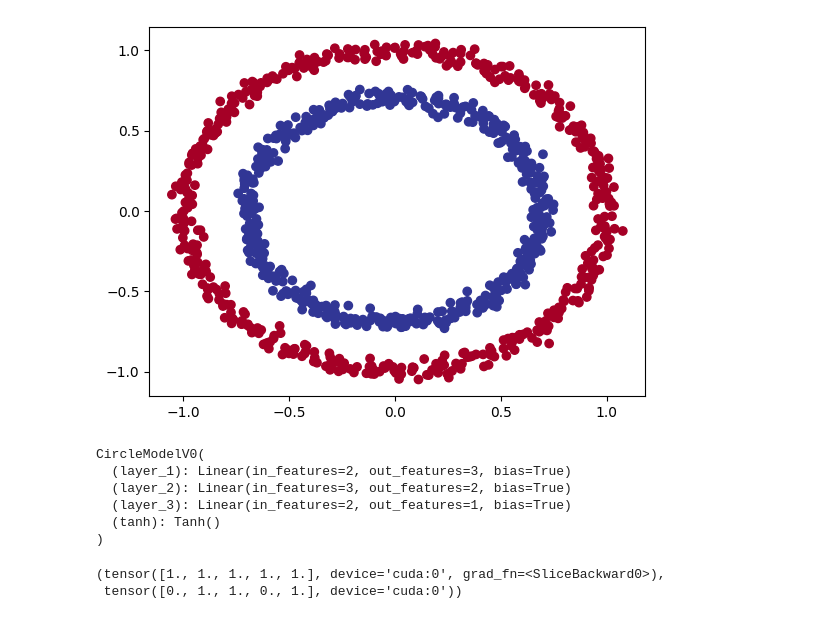
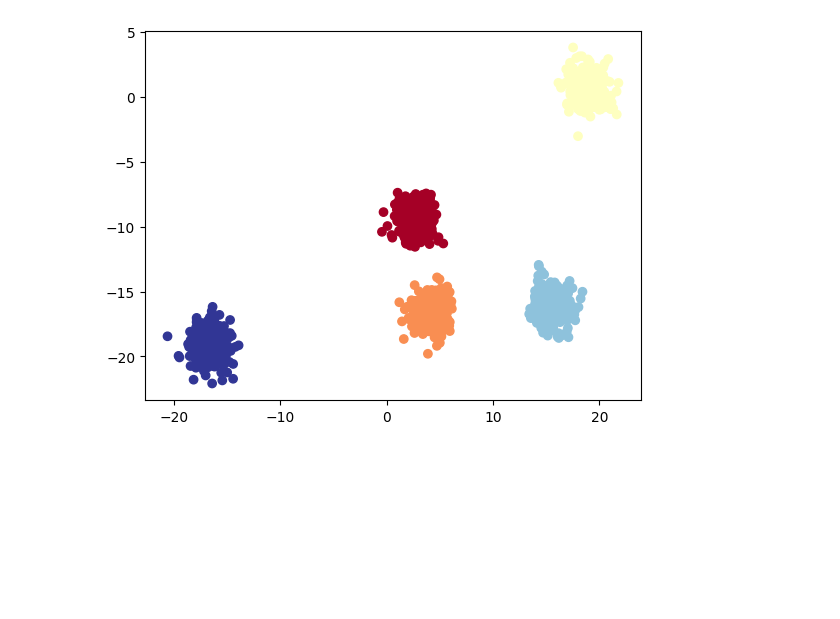
Before and after one commit to Farouq-Jalabie/LearningML, a Jupyter notebook: 02_classification.ipynb, the cells around one changed output. Saved outputs shown, nothing was run; the diff lists cells and outputs as text; code cells hidden in the pictures; blank space fills up the shorter version.

```diff
--- a/02_classification.ipynb
+++ b/02_classification.ipynb
@@ -7,54 +7,39 @@ import matplotlib.pyplot as plt
 device = "cuda" if torch.cuda.is_available() else "cpu"
 # %%
 #Creating Data
-circle_amount = 1000
+NUM_CLASSES = 5 #Try changing thees values!
+NUM_FEATURES = 2 #Dimension?
+circle_amount = 1200
 #! The X and y is still in numpy form
-X, y = make_circles(circle_amount, noise=0.03, random_state=128, factor=0.7)#Factor is how far they are
+X, y = make_blobs(
+    n_samples=circle_amount,
+    n_features=NUM_FEATURES,
+    centers=NUM_CLASSES,
+    random_state=129,
+    center_box=(-20, 20),
+)
 plt.scatter(X[:, 0], X[:, 1], c=y, cmap=plt.cm.RdYlBu)
 
 X_train, X_test, y_train, y_test = train_test_split(X, y, test_size=0.2, random_state=128)
 
 #Making them to tensors
 X_train = torch.from_numpy(X_train).type(torch.float32).to(device=device).squeeze()
 X_test = torch.from_numpy(X_test).type(torch.float32).to(device=device).squeeze()
-y_train = torch.from_numpy(y_train).type(torch.float32).to(device=device).squeeze()
-y_test = torch.from_numpy(y_test).type(torch.float32).to(device=device).squeeze()
+y_train = torch.from_numpy(y_train).type(torch.LongTensor).to(device=device).squeeze()
+y_test = torch.from_numpy(y_test).type(torch.LongTensor).to(device=device).squeeze()
 # %% [output]
-[figure, old version]
+[figure, new version]
 # %%
-class CircleModelV0(nn.Module):
-    def __init__(self) -> None:
+class Classifactor(nn.Module):
+    def __init__(self, in_features, out_features) -> None:
         super().__init__()
-        #The layers, only one hidden layer
-        self.layer_1 = nn.Linear(in_features=2, out_features=3)
-        self.layer_2 = nn.Linear(in_features=3, out_features=2)
-        self.layer_3 = nn.Linear(in_features=2, out_features=1)
-        self.tanh = nn.Tanh()
+        self.linear_stack = nn.Sequential(
+        nn.Linear(in_features=in_features, out_features=8),
+        nn.Linear(in_features=8, out_features=8),
+        #nn.Tanh(),  #Why don't I need tanh? softmax is doin the job?
+        nn.Linear(in_features=8, out_features=out_features),
+        )
     def forward(self, x:torch.Tensor) -> torch.Tensor:
-       return self.layer_3(self.tanh(self.layer_2(self.tanh(self.layer_1(x)))))
+       return self.linear_stack(x)
 
-model_0 = CircleModelV0().to(device=device)
-# Replicate CircleModelV0 with nn.Sequential
-
-model_0
+model_3 = Classifactor(in_features=NUM_FEATURES, out_features=NUM_CLASSES).to(device=device)
-# %% [output]
-CircleModelV0(
-  (layer_1): Linear(in_features=2, out_features=3, bias=True)
-  (layer_2): Linear(in_features=3, out_features=2, bias=True)
-  (layer_3): Linear(in_features=2, out_features=1, bias=True)
-  (tanh): Tanh()
-)
-# %%
-# Make predictions with the model
-with torch.inference_mode():
-    y_logits = model_0(X_test)[:5]
-y_pred_probs = torch.sigmoid(y_logits) #The sigmoid helps it
-y_pred_probs
-
-y_preds = torch.round(y_pred_probs)
-y_pred_labels = torch.round(torch.sigmoid(model_0(X_test)))
-# Check for equality
-y_pred_labels.squeeze()[:5], y_test[:5]
-# %% [output]
-(tensor([1., 1., 1., 1., 1.], device='cuda:0', grad_fn=<SliceBackward0>),
- tensor([0., 1., 1., 0., 1.], device='cuda:0'))
```
Also changed, not shown: parts of 6 cells of this notebook, 10 other files.
